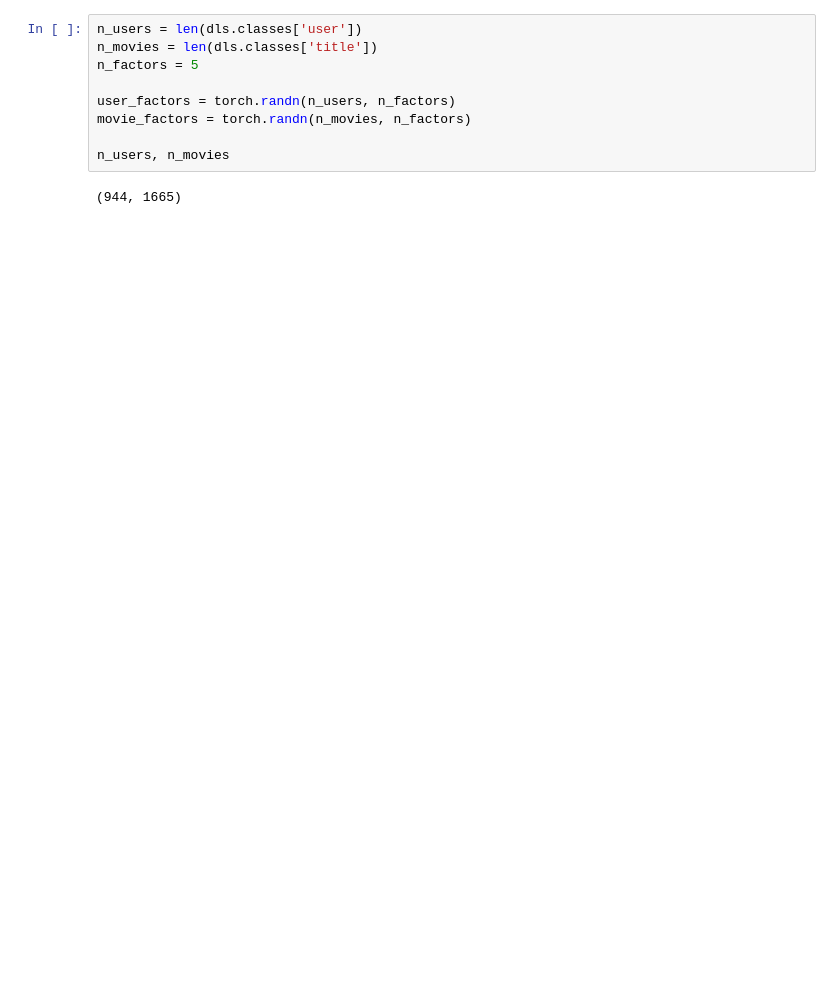
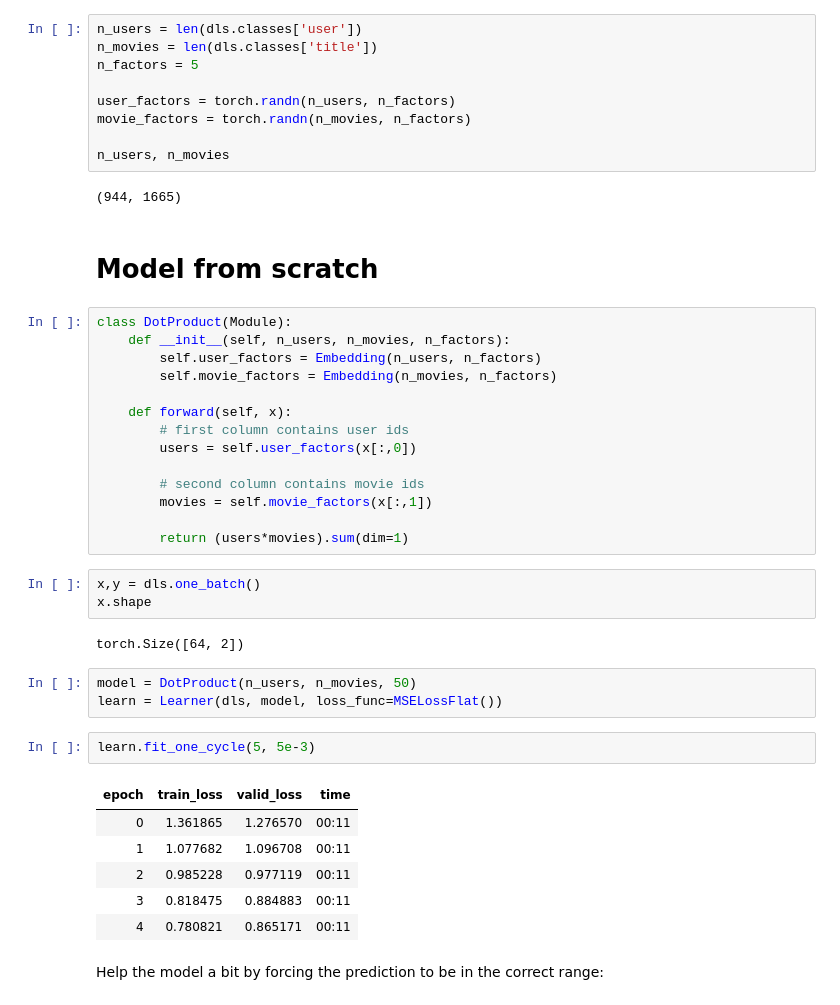
Before and after one commit to omlnaut/fastai, a Jupyter notebook: chapter8_collab_filtering.ipynb, the cells around one changed output. Cells and saved outputs as stored; diff of their text form; blank space fills up the shorter version.

```diff
--- a/chapter8_collab_filtering.ipynb
+++ b/chapter8_collab_filtering.ipynb
@@ -66,3 +66,38 @@ movie_factors = torch.randn(n_movies, n_factors)
 n_users, n_movies
 # %% [output]
 (944, 1665)
+# %% [markdown]
+# Model from scratch
+# %%
+class DotProduct(Module):
+    def __init__(self, n_users, n_movies, n_factors):
+        self.user_factors = Embedding(n_users, n_factors)
+        self.movie_factors = Embedding(n_movies, n_factors)
+
+    def forward(self, x):
+        # first column contains user ids
+        users = self.user_factors(x[:,0])
+
+        # second column contains movie ids
+        movies = self.movie_factors(x[:,1])
+
+        return (users*movies).sum(dim=1)
+# %%
+x,y = dls.one_batch()
+x.shape
+# %% [output]
+torch.Size([64, 2])
+# %%
+model = DotProduct(n_users, n_movies, 50)
+learn = Learner(dls, model, loss_func=MSELossFlat())
+# %%
+learn.fit_one_cycle(5, 5e-3)
+# %% [output]
+| epoch | train_loss | valid_loss | time |
+| 0 | 1.361865 | 1.276570 | 00:11 |
+| 1 | 1.077682 | 1.096708 | 00:11 |
+| 2 | 0.985228 | 0.977119 | 00:11 |
+| 3 | 0.818475 | 0.884883 | 00:11 |
+| 4 | 0.780821 | 0.865171 | 00:11 |
+# %% [markdown]
+Help the model a bit by forcing the prediction to be in the correct range:
```
Also changed, not shown: parts of 31 cells of this notebook.
